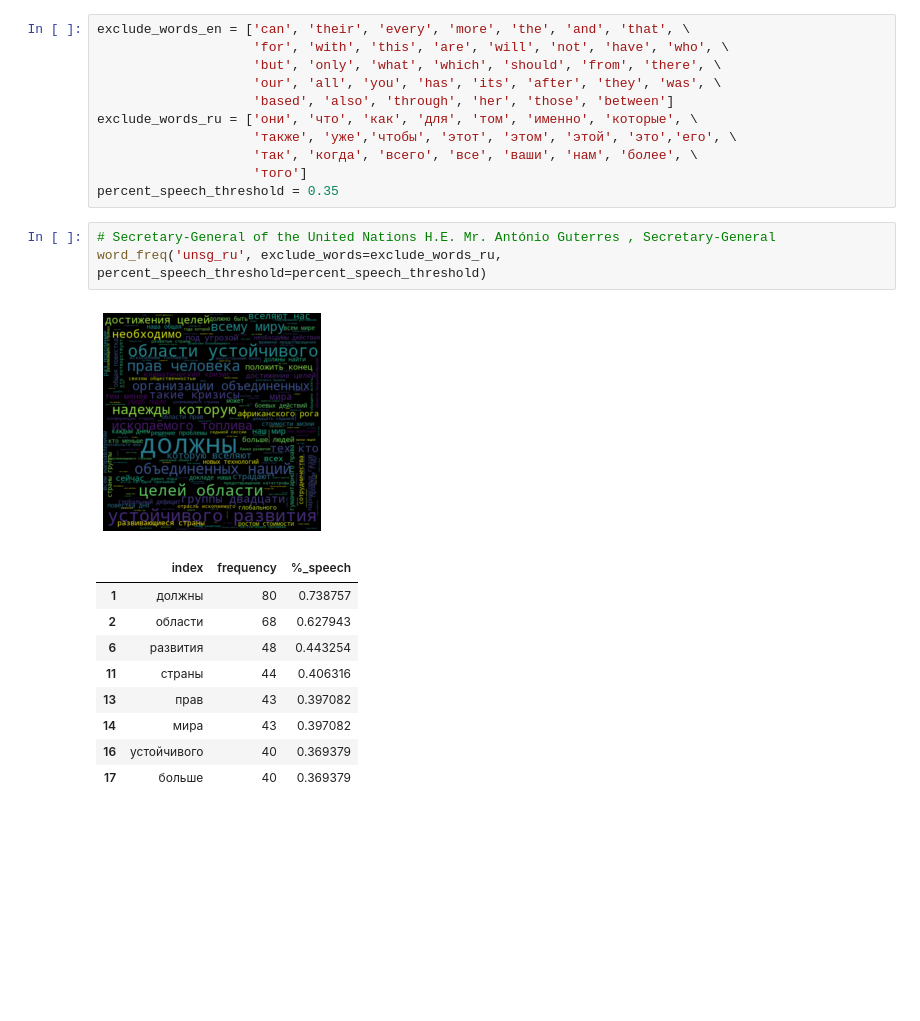
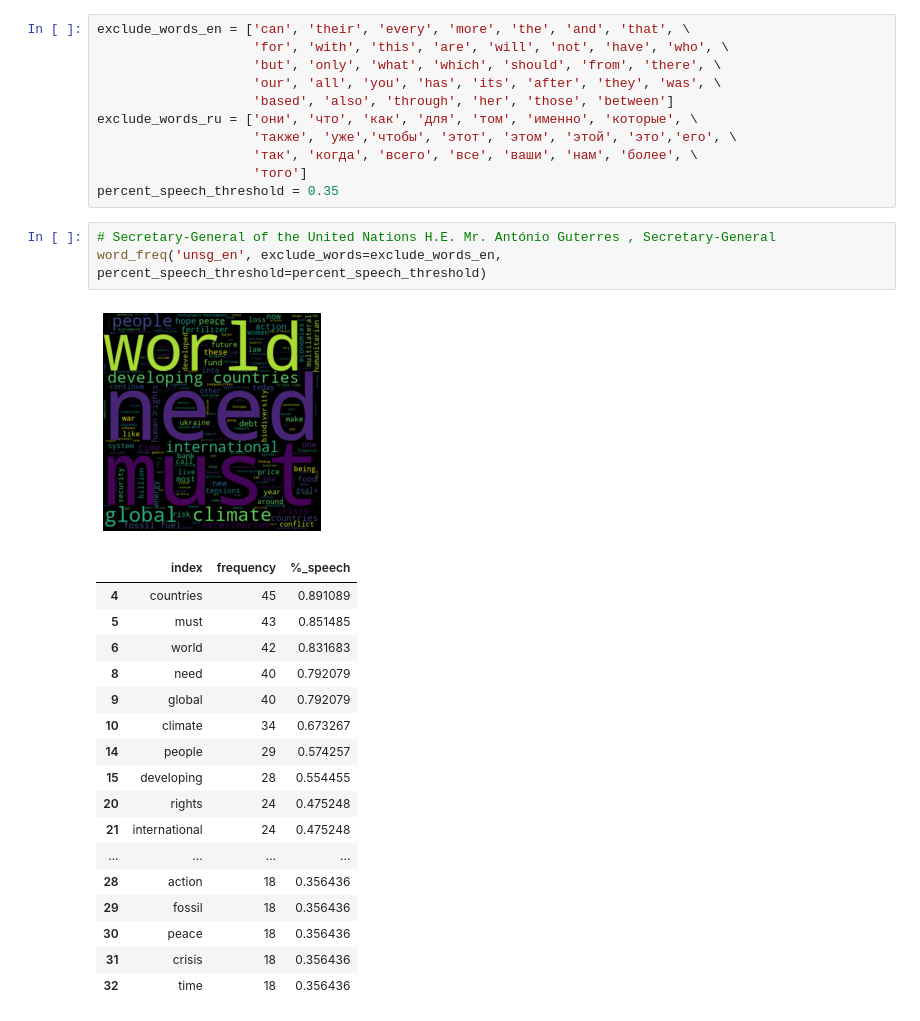
Before and after one commit to borisenko-ru/miscellaneous, a Jupyter notebook: un_ga_speech_stat.ipynb, the cells around one changed output. Drawn from its saved outputs; the diff is of its cells as text; blank space fills up the shorter version.

```diff
--- a/un_ga_speech_stat.ipynb
+++ b/un_ga_speech_stat.ipynb
@@ -103,18 +103,26 @@ exclude_words_ru = ['они', 'что', 'как', 'для', 'том', 'имен
 percent_speech_threshold = 0.35
 # %%
 # Secretary-General of the United Nations H.E. Mr. António Guterres , Secretary-General
-word_freq('unsg_ru', exclude_words=exclude_words_ru, percent_speech_threshold=percent_speech_threshold)
+word_freq('unsg_en', exclude_words=exclude_words_en, percent_speech_threshold=percent_speech_threshold)
 # %% [output]
-[figure, old version]
+[figure, new version]
 |  | index | frequency | %_speech |
-| 1 | должны | 80 | 0.738757 |
-| 2 | области | 68 | 0.627943 |
-| 6 | развития | 48 | 0.443254 |
-| 11 | страны | 44 | 0.406316 |
-| 13 | прав | 43 | 0.397082 |
-| 14 | мира | 43 | 0.397082 |
-| 16 | устойчивого | 40 | 0.369379 |
-| 17 | больше | 40 | 0.369379 |
+| 4 | countries | 45 | 0.891089 |
+| 5 | must | 43 | 0.851485 |
+| 6 | world | 42 | 0.831683 |
+| 8 | need | 40 | 0.792079 |
+| 9 | global | 40 | 0.792079 |
+| 10 | climate | 34 | 0.673267 |
+| 14 | people | 29 | 0.574257 |
+| 15 | developing | 28 | 0.554455 |
+| 20 | rights | 24 | 0.475248 |
+| 21 | international | 24 | 0.475248 |
+| ... | ... | ... | ... |
+| 28 | action | 18 | 0.356436 |
+| 29 | fossil | 18 | 0.356436 |
+| 30 | peace | 18 | 0.356436 |
+| 31 | crisis | 18 | 0.356436 |
+| 32 | time | 18 | 0.356436 |
 # %%
 #Germany H.E. Mr. Olaf Scholz, Chancellor
 word_freq('un_ga_de', exclude_words=exclude_words_en, percent_speech_threshold=percent_speech_threshold)
```
Also changed, not shown: parts of 8 cells of this notebook.
